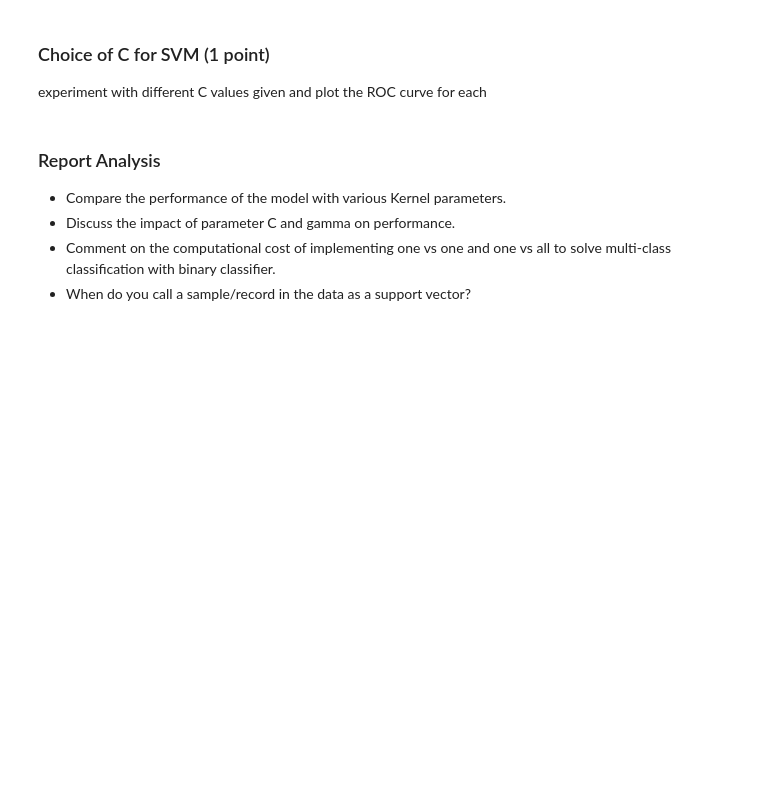
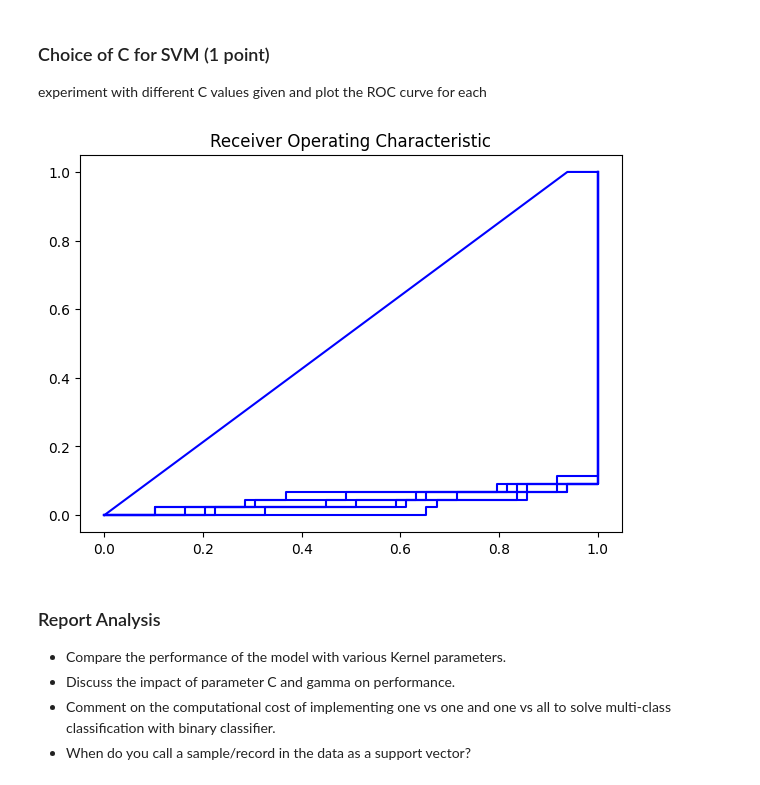
Before and after one commit to srilav/machinelearning, a Jupyter notebook: v1_Girish_copy_12th_Oct_M3_NB_MiniProject_3_Dementia_prediction_SVM_Classifier.ipynb, the cells around one changed output. Cells and saved outputs as stored; diff of their text form; code cells hidden in the pictures; blank space fills up the shorter version.

```diff
--- a/v1_Girish_copy_12th_Oct_M3_NB_MiniProject_3_Dementia_prediction_SVM_Classifier.ipynb
+++ b/v1_Girish_copy_12th_Oct_M3_NB_MiniProject_3_Dementia_prediction_SVM_Classifier.ipynb
@@ -695,3 +723,20 @@ c_val = [0.0001, 0.001, 0.01, 0.1, 1, 10, 100, 1000]
+# %%
+c_val = [0.0001, 0.001, 0.01, 0.1, 1, 10, 100, 1000]
+for i in c_val:
+    svc = SVC(kernel='linear', random_state = 0, C = i, probability = True)
+    clf_svc = make_pipeline(StandardScaler(), svc)
+    clf_svc.fit(X_train_b, y_train_b)
+
+    svc_prob = clf_svc.predict_proba(X_test_b)
+    preds = svc_prob[:,1]
+    fpr, tpr, threshold = roc_curve(y_test_b, preds, pos_label=1)
+
+    roc_auc = auc(fpr, tpr)
+
+    plt.title('Receiver Operating Characteristic')
+    plt.plot(fpr, tpr, 'b', label = 'AUC = %0.2f' % roc_auc)
+# %% [output]
+[figure, added]
 # %% [markdown]
 ### Report Analysis
 
```
Also changed, not shown: parts of 14 cells of this notebook.
